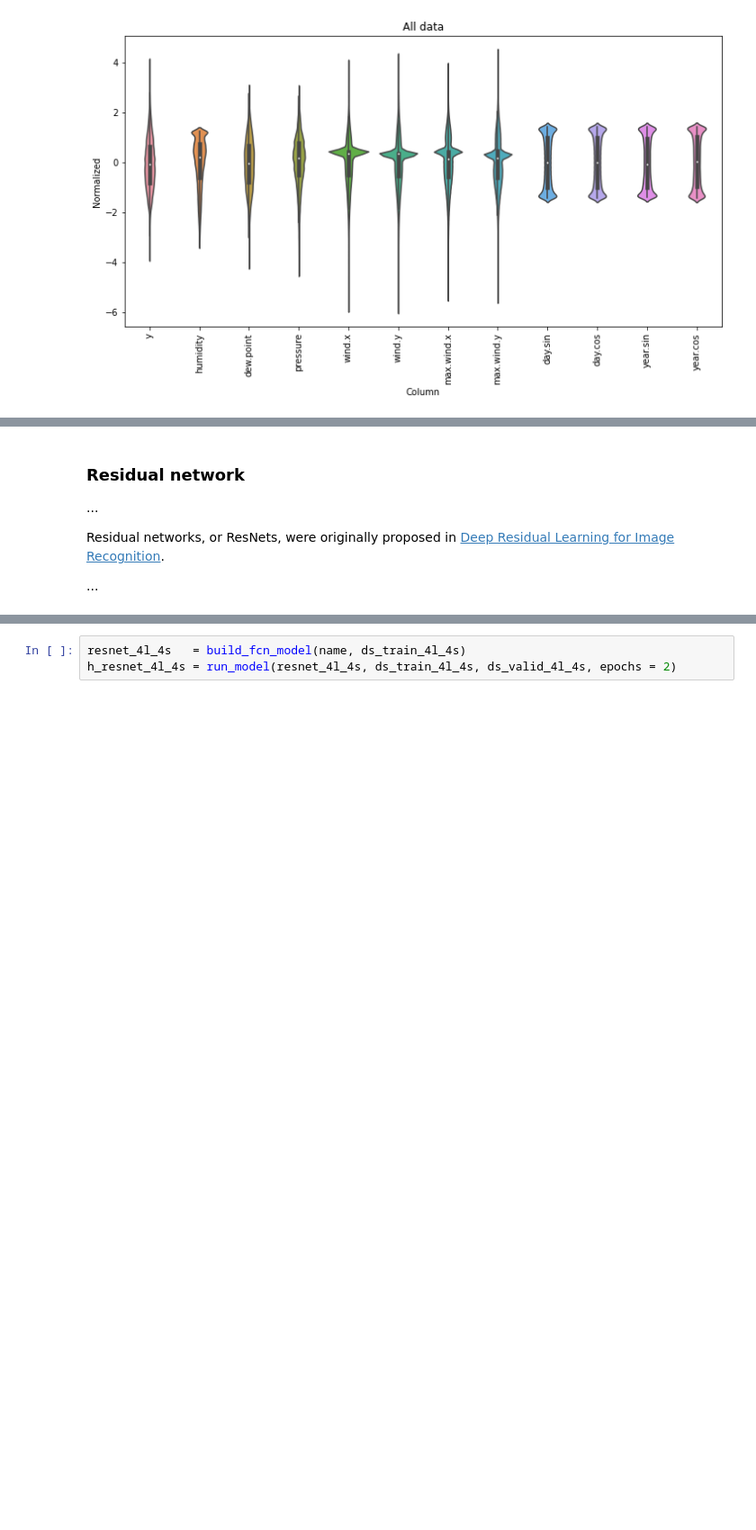
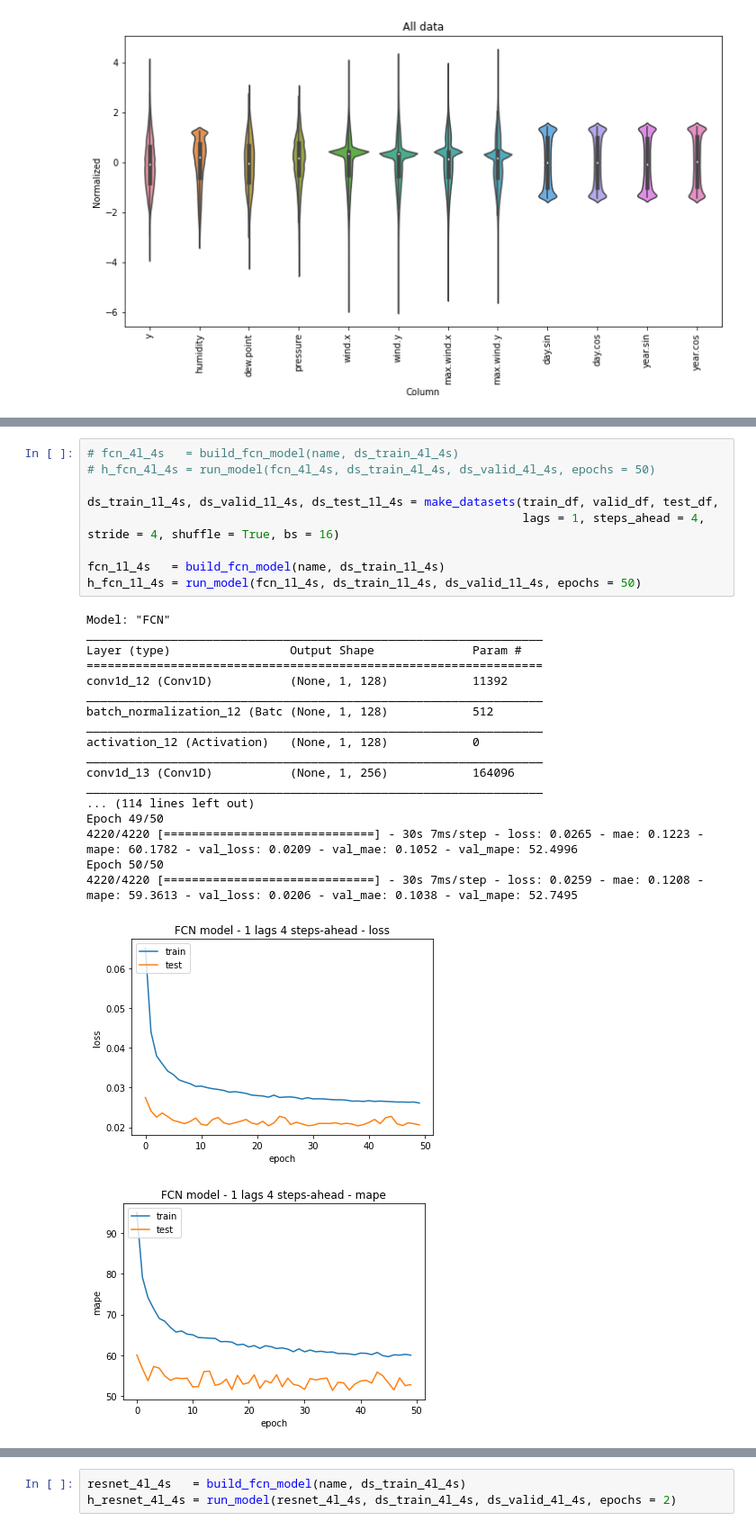
Before and after one commit to makeyourownmaker/CambridgeTemperatureModel, a Jupyter notebook: notebooks/keras_mlp_fcn_resnet_time_series.ipynb, the cells around one changed output, grey strips where cells are left out. Shown at 90% size. Drawn from its saved outputs; the diff is of its cells as text; blank space fills up the shorter version.

```diff
--- a/notebooks/keras_mlp_fcn_resnet_time_series.ipynb
+++ b/notebooks/keras_mlp_fcn_resnet_time_series.ipynb
@@ -659,9 +676,29 @@ FCN model - 4 lags 4 steps-ahead - valid min loss: 1.014941     mae: 0.822382
-# %% [markdown]
-### Residual network
-
-...
-
-Residual networks, or ResNets, were originally proposed in
-[Deep Residual Learning for Image Recognition](https://arxiv.org/abs/1512.03385).
-
-...
+# %%
+# fcn_4l_4s   = build_fcn_model(name, ds_train_4l_4s)
+# h_fcn_4l_4s = run_model(fcn_4l_4s, ds_train_4l_4s, ds_valid_4l_4s, epochs = 50)
+
+ds_train_1l_4s, ds_valid_1l_4s, ds_test_1l_4s = make_datasets(train_df, valid_df, test_df,
+                                                              lags = 1, steps_ahead = 4, stride = 4, shuffle = True, bs = 16)
+
+fcn_1l_4s   = build_fcn_model(name, ds_train_1l_4s)
+h_fcn_1l_4s = run_model(fcn_1l_4s, ds_train_1l_4s, ds_valid_1l_4s, epochs = 50)
+# %% [output]
+Model: "FCN"
+_________________________________________________________________
+Layer (type)                 Output Shape              Param #
+=================================================================
+conv1d_12 (Conv1D)           (None, 1, 128)            11392
+_________________________________________________________________
+batch_normalization_12 (Batc (None, 1, 128)            512
+_________________________________________________________________
+activation_12 (Activation)   (None, 1, 128)            0
+_________________________________________________________________
+conv1d_13 (Conv1D)           (None, 1, 256)            164096
+_________________________________________________________________
+... (114 lines left out)
+Epoch 49/50
+4220/4220 [==============================] - 30s 7ms/step - loss: 0.0265 - mae: 0.1223 - mape: 60.1782 - val_loss: 0.0209 - val_mae: 0.1052 - val_mape: 52.4996
+Epoch 50/50
+4220/4220 [==============================] - 30s 7ms/step - loss: 0.0259 - mae: 0.1208 - mape: 59.3613 - val_loss: 0.0206 - val_mae: 0.1038 - val_mape: 52.7495
+[figure, added]
+[figure, added]
```
Also changed, not shown: parts of 19 cells of this notebook, 1 other file.
